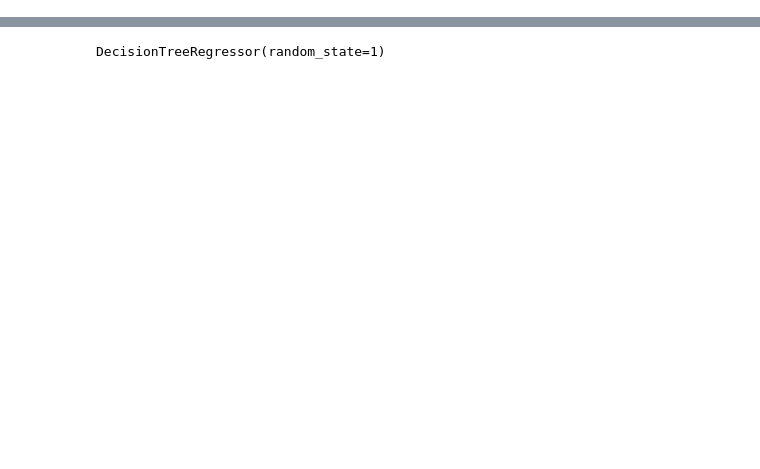
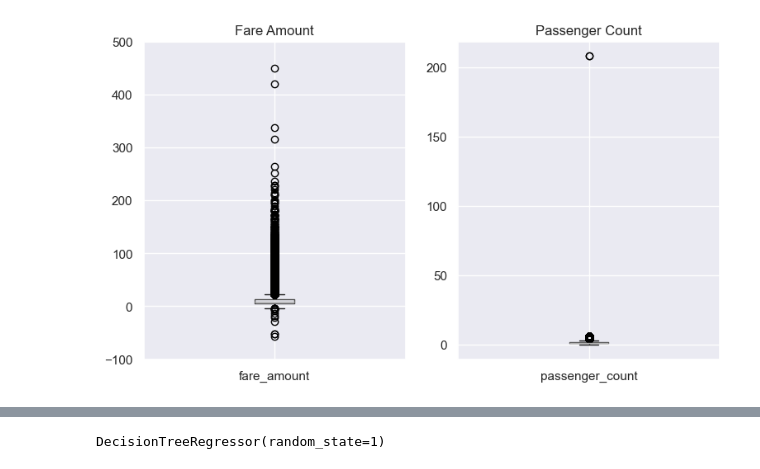
Before and after one commit to Vishnu-G-B/NYC_Taxi_Fare_Prediciton, a Jupyter notebook: Taxi_Fare_Prediction.ipynb, the cells around one changed output, grey strips where cells are left out. Cells and saved outputs as stored; diff of their text form; code cells hidden in the pictures; blank space fills up the shorter version.

```diff
--- a/Taxi_Fare_Prediction.ipynb
+++ b/Taxi_Fare_Prediction.ipynb
@@ -127,0 +1,7 @@ Name: Haversine_distance, dtype: float64
+# %%
+import numpy as np
+import pandas as pd
+import matplotlib.pyplot as plt
+import seaborn as sns
+import random
+frac = 0.01
@@ -127,0 +93,13 @@ Name: Haversine_distance, dtype: float64
+# %%
+fig, ax = plt.subplots(1,2)
+
+df_train.boxplot(column='fare_amount', ax=ax[0])
+ax[0].set_title('Fare Amount')
+ax[0].set_ylim(-100, 500)
+
+df_train.boxplot(column='passenger_count', ax=ax[1])
+ax[1].set_title('Passenger Count')
+
+plt.show()
+# %% [output]
+[figure, added]
```
Also changed, not shown: parts of 100 cells of this notebook, 1 other file.
